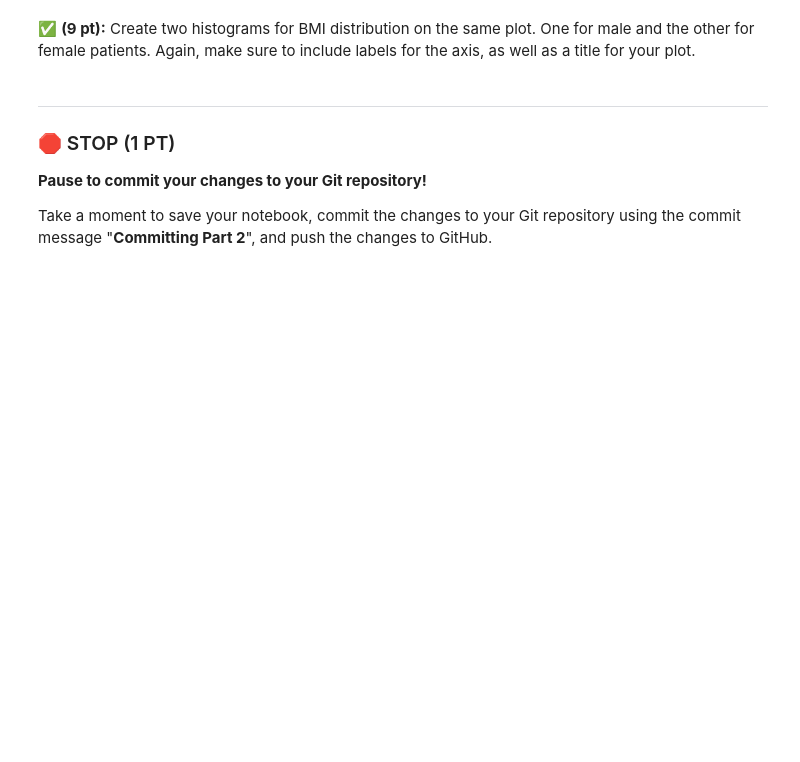
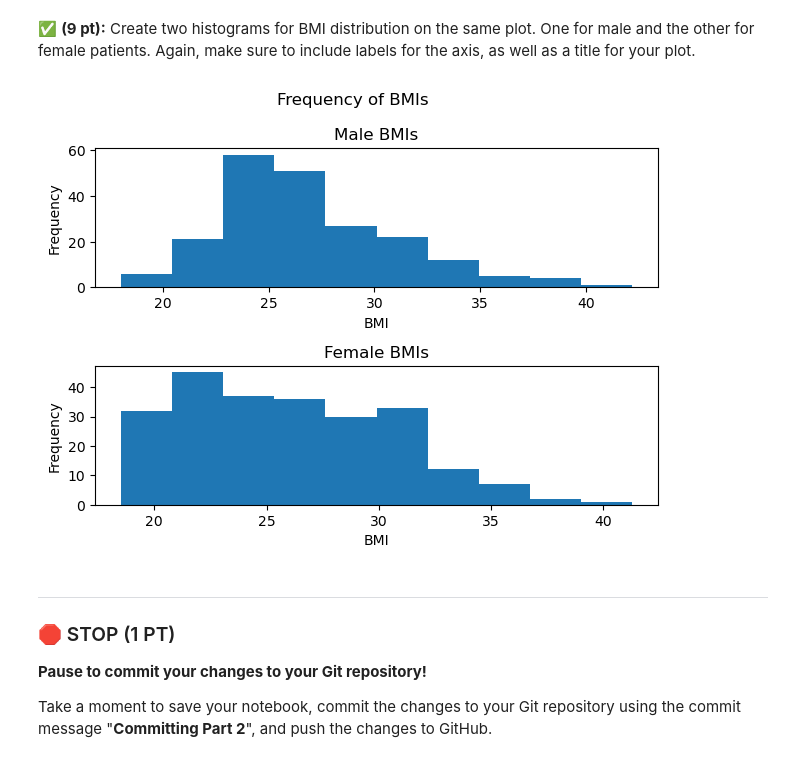
Before and after one commit to zuohanwe/CMSE202-s23-turnin, a Jupyter notebook: midterm/CMSE202-Midterm-Sect001_TF_Mods-STUDENT.ipynb, the cells around one changed output. Saved outputs shown, nothing was run; the diff lists cells and outputs as text; code cells hidden in the pictures; blank space fills up the shorter version.

```diff
--- a/midterm/CMSE202-Midterm-Sect001_TF_Mods-STUDENT.ipynb
+++ b/midterm/CMSE202-Midterm-Sect001_TF_Mods-STUDENT.ipynb
@@ -100,3 +147,27 @@ git clone 'https://github.com/zuohanwe/CMSE202-s23-turnin.git'
+# %%
+## put your code here
+
+# male_df already created in previous step
+female_df = no_y_df[no_y_df['SEX'] == 1]
+plt.suptitle('Frequency of BMIs')
+
+# plot each curve on a separate subplot
+plt.subplot(2,1,1)
+plt.hist(male_df['BMI'])  # show as histogram
+plt.xlabel('BMI')
+plt.ylabel('Frequency')
+plt.title('Male BMIs')
+
+plt.subplot(2,1,2)
+plt.hist(female_df['BMI'])  # show as histogram
+plt.xlabel('BMI')
+plt.ylabel('Frequency')
+plt.title('Female BMIs')
+
+plt.tight_layout()
+plt.show()
+# %% [output]
+[figure, added]
 # %% [markdown]
 ---
 ### &#128721; STOP (1 PT)
```
Also changed, not shown: parts of 11 cells of this notebook, 1 other file.
